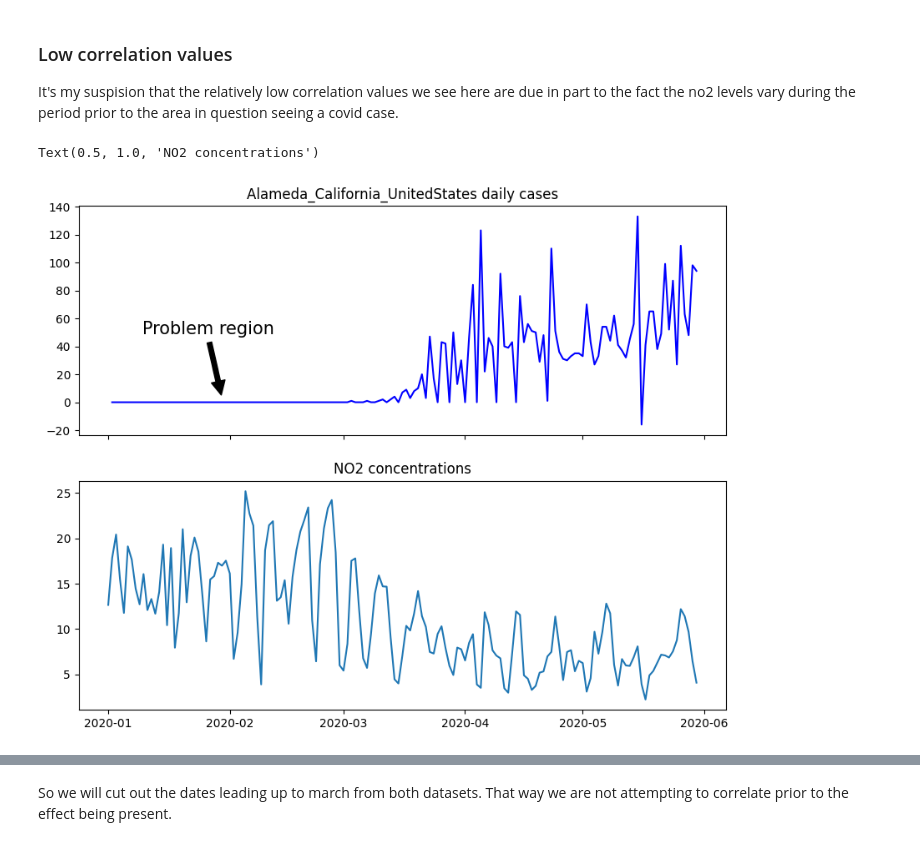
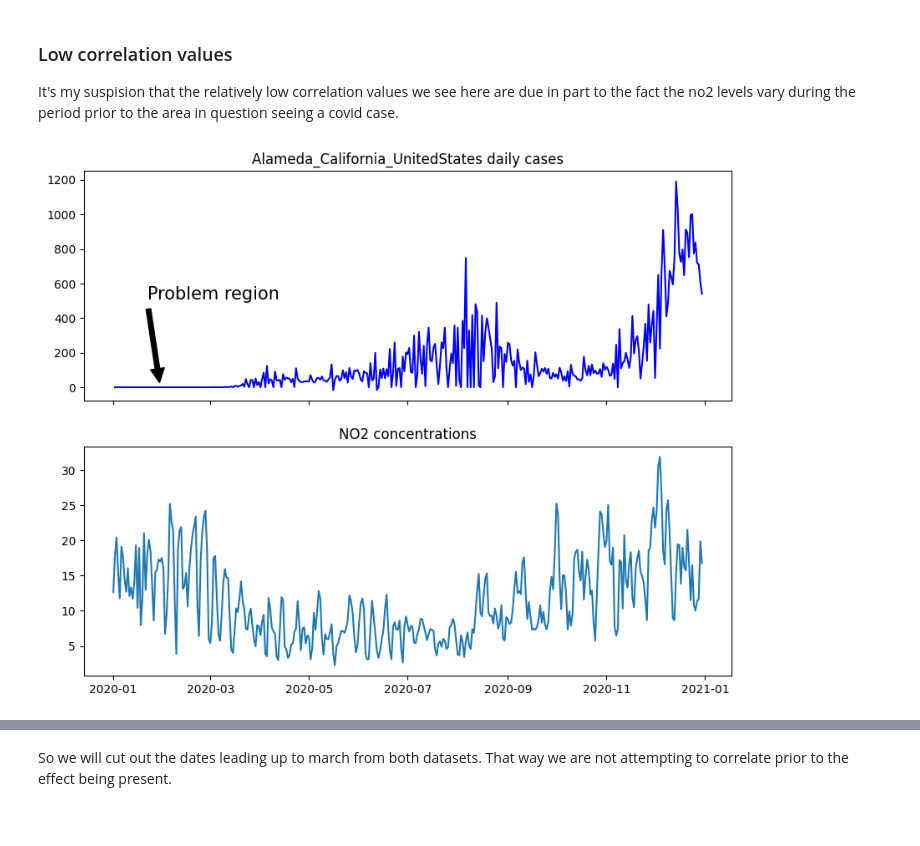
Before and after one commit to richstrouss/capstone, a Jupyter notebook: avk_data_investigation.ipynb, the cells around one changed output, grey strips where cells are left out. Saved outputs shown, nothing was run; the diff lists cells and outputs as text; code cells hidden in the pictures.

```diff
--- a/avk_data_investigation.ipynb
+++ b/avk_data_investigation.ipynb
@@ -601,21 +589,21 @@ It's my suspision that the relatively low correlation values we see here are due
 # %%
 import matplotlib.collections as collections
 tfip = "06001"
 covdf = load_and_augment_fips(tfip)
-covdf2 = covdf.loc[:'2020-05-30']
+covdf2 = covdf.loc[:'2020-12-30']
 fig, axs = plt.subplots(2,1,figsize =(10,8), sharex=True)
-no2_vals =no2df[no2df['fips'] == tfip]["Arithmetic Mean"].loc[:'2020-05-30']
+no2_vals =no2df[no2df['fips'] == tfip]["Arithmetic Mean"].loc[:'2020-12-30']
 covid_title_text = "{} daily cases".format(get_county_from_fips(tfip))
 
 axs[0].set_title(covid_title_text)
 axs[0].plot(covdf2["daily_new_cases"],'b',label="daily cases")
 axs[0].annotate('Problem region',
             xy=(pd.to_datetime('2020-01-30'), 3), xycoords='data',
             xytext=(0.2, 0.5), textcoords='axes fraction',
             arrowprops=dict(facecolor='black',shrink=0.05),
              horizontalalignment='center', verticalalignment='top',fontsize = 15)
 axs[1].plot(no2_vals)
 axs[1].set_title("NO2 concentrations")
+fig.savefig(cwd.joinpath("no2_images","presenting","Alameda_CA_annotated.jpg"))
 # %% [output]
-Text(0.5, 1.0, 'NO2 concentrations')
-[figure, old version]
+[figure, new version]
```
Also changed, not shown: parts of 43 cells of this notebook, 2 other files.
